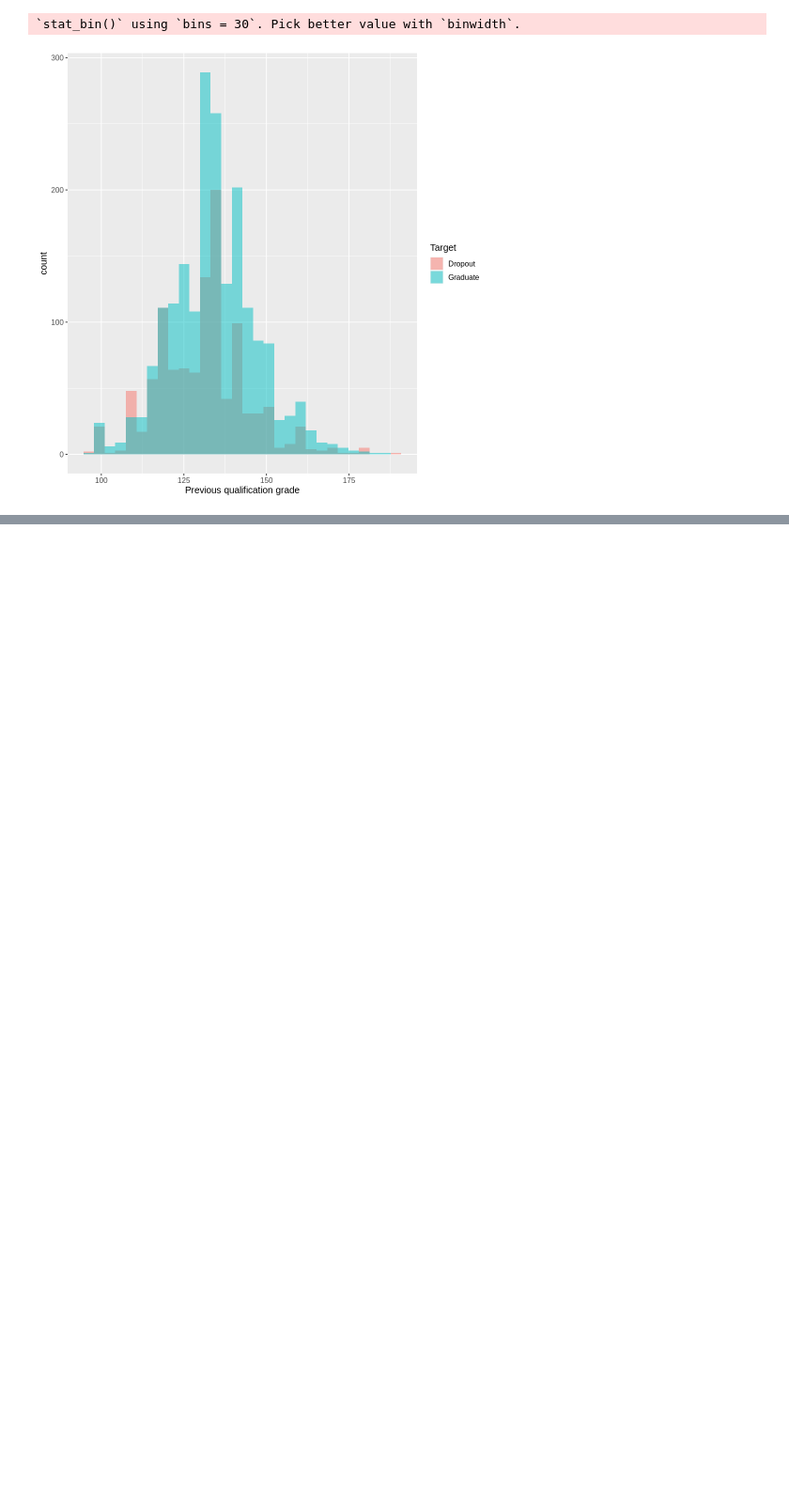
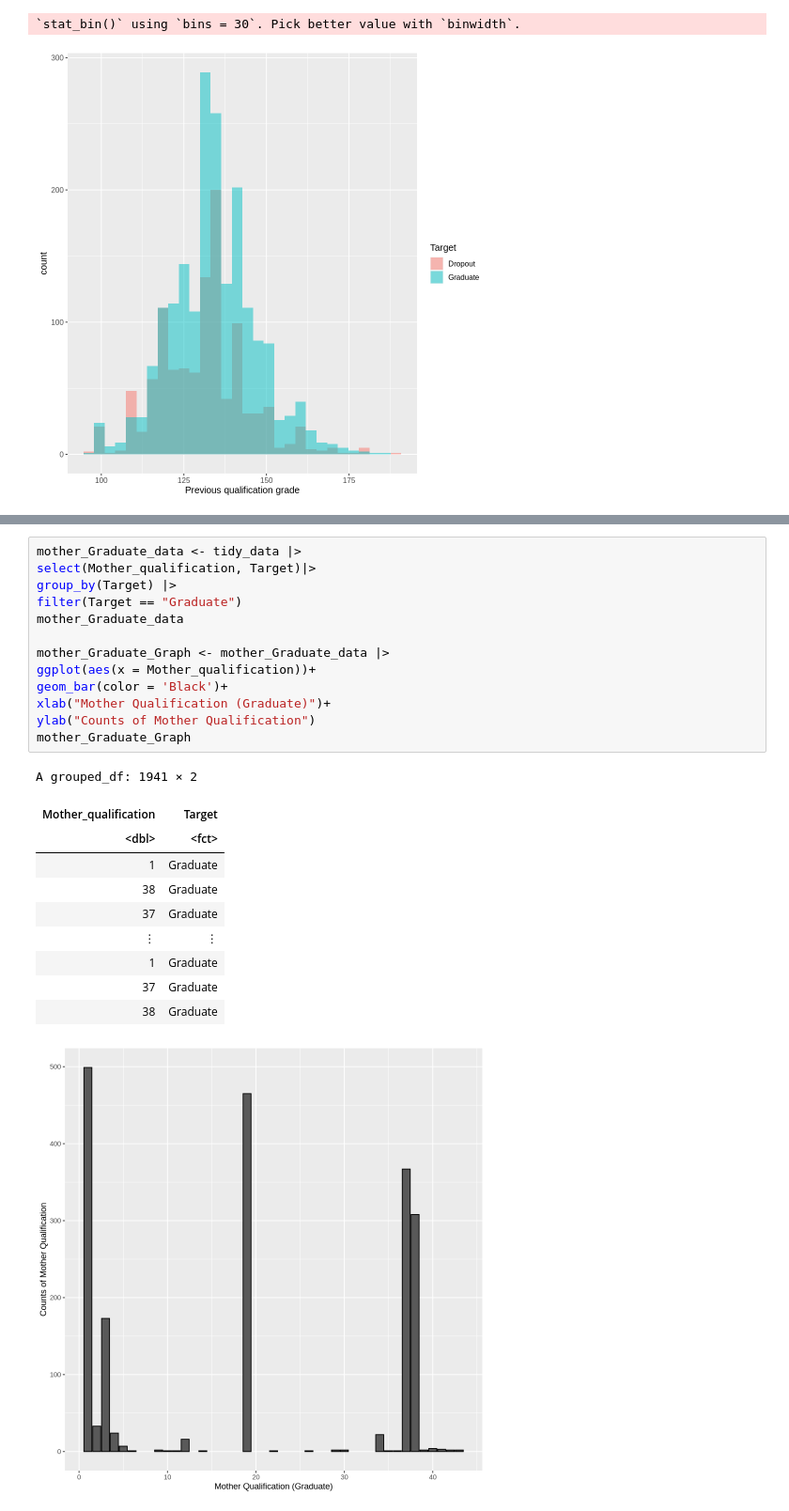
Before and after one commit to jternier/dsci_100_project, a Jupyter notebook: tidy_data/tidy_data.ipynb, the cells around one changed output, grey strips where cells are left out. Shown at 94% size. Cells and saved outputs as stored; diff of their text form; blank space fills up the shorter version.

```diff
--- a/tidy_data/tidy_data.ipynb
+++ b/tidy_data/tidy_data.ipynb
@@ -100,0 +126,25 @@ grade_plot
+# %%
+mother_Graduate_data <- tidy_data |>
+select(Mother_qualification, Target)|>
+group_by(Target) |>
+filter(Target == "Graduate")
+mother_Graduate_data
+
+mother_Graduate_Graph <- mother_Graduate_data |>
+ggplot(aes(x = Mother_qualification))+
+geom_bar(color = 'Black')+
+xlab("Mother Qualification (Graduate)")+
+ylab("Counts of Mother Qualification")
+mother_Graduate_Graph
+# %% [output]
+A grouped_df: 1941 × 2
+| Mother_qualification | Target |
+| <dbl> | <fct> |
+| 1 | Graduate |
+| 38 | Graduate |
+| 37 | Graduate |
+| ⋮ | ⋮ |
+| 1 | Graduate |
+| 37 | Graduate |
+| 38 | Graduate |
+[figure, added]
```
Also changed, not shown: parts of 8 cells of this notebook.
